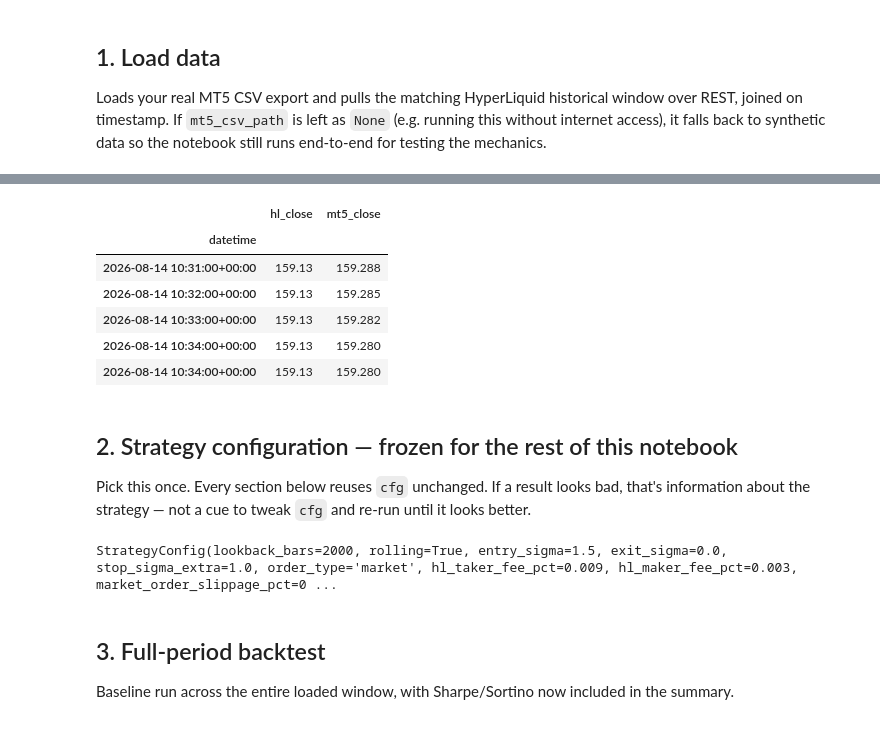
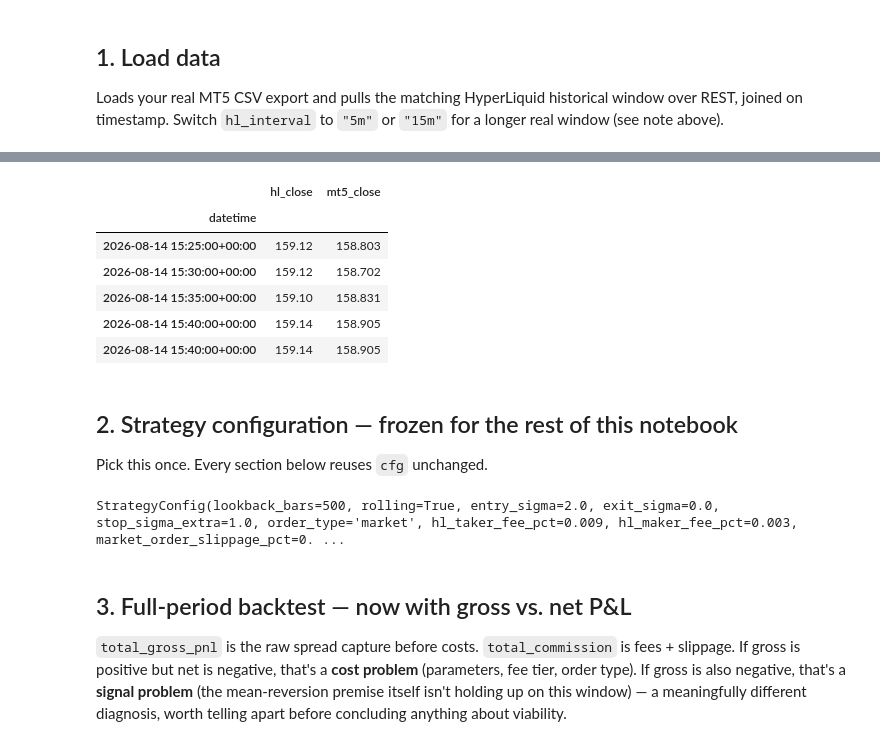
Before and after one commit to c-mk/tr, a Jupyter notebook: spread_backtest_analysis.ipynb, the cells around one changed output, grey strips where cells are left out. Drawn from its saved outputs; the diff is of its cells as text; code cells hidden in the pictures.

```diff
--- a/spread_backtest_analysis.ipynb
+++ b/spread_backtest_analysis.ipynb
@@ -33,15 +35,14 @@ plt.rcParams["figure.figsize"] = (12, 5)
 ## 1. Load data
 
 Loads your real MT5 CSV export and pulls the matching HyperLiquid historical
-window over REST, joined on timestamp. If `mt5_csv_path` is left as `None`
-(e.g. running this without internet access), it falls back to synthetic data
-so the notebook still runs end-to-end for testing the mechanics.
+window over REST, joined on timestamp. Switch `hl_interval` to `"5m"` or `"15m"`
+for a longer real window (see note above).
 # %%
 data = load_price_data(
-    mt5_csv_path="USDJPYM1.csv",   # your real export, same folder as this notebook
+    mt5_csv_path="USDJPYM5.csv",
     hl_coin="xyz:JPY",
-    hl_interval="1m",
-    mt5_tz=None,   # set your broker's server timezone if known, e.g. "Etc/GMT-3"
+    hl_interval="5m",   # try "5m" or "15m" for a longer real backtest window
+    mt5_tz=None,
 )
 
 print(f"{len(data):,} aligned bars")
@@ -53,37 +54,38 @@ data.tail()
 |  | hl_close | mt5_close |
 | datetime |  |  |
-| 2026-08-14 10:31:00+00:00 | 159.13 | 159.288 |
-| 2026-08-14 10:32:00+00:00 | 159.13 | 159.285 |
-| 2026-08-14 10:33:00+00:00 | 159.13 | 159.282 |
-| 2026-08-14 10:34:00+00:00 | 159.13 | 159.280 |
-| 2026-08-14 10:34:00+00:00 | 159.13 | 159.280 |
+| 2026-08-14 15:25:00+00:00 | 159.12 | 158.803 |
+| 2026-08-14 15:30:00+00:00 | 159.12 | 158.702 |
+| 2026-08-14 15:35:00+00:00 | 159.10 | 158.831 |
+| 2026-08-14 15:40:00+00:00 | 159.14 | 158.905 |
+| 2026-08-14 15:40:00+00:00 | 159.14 | 158.905 |
 # %% [markdown]
 ## 2. Strategy configuration — frozen for the rest of this notebook
 
-Pick this once. Every section below reuses `cfg` unchanged. If a result looks
-bad, that's information about the strategy — not a cue to tweak `cfg` and
-re-run until it looks better.
+Pick this once. Every section below reuses `cfg` unchanged.
 # %%
 cfg = StrategyConfig(
-    entry_sigma=1.5,
+    entry_sigma=2.0,
     exit_sigma=0.0,
     stop_sigma_extra=1.0,
     risk_pct_per_trade=0.01,
-    max_drawdown_pct=0.15,          # <-- picked from risk tolerance, not tuned against results
+    max_drawdown_pct=0.10,
     order_type="market",
-    rolling=True,                   # rolling mu/sigma is more realistic than one static window
-    lookback_bars=2000,             # ~1 trading day of 1-min bars
+    rolling=True,
+    lookback_bars=500,     # ~1 day of 1-min bars -- shrink this if using a short real data window
     starting_equity=10_000.0,
-
 )
 cfg
 # %% [output]
-StrategyConfig(lookback_bars=2000, rolling=True, entry_sigma=1.5, exit_sigma=0.0, stop_sigma_extra=1.0, order_type='market', hl_taker_fee_pct=0.009, hl_maker_fee_pct=0.003, market_order_slippage_pct=0 ...
+StrategyConfig(lookback_bars=500, rolling=True, entry_sigma=2.0, exit_sigma=0.0, stop_sigma_extra=1.0, order_type='market', hl_taker_fee_pct=0.009, hl_maker_fee_pct=0.003, market_order_slippage_pct=0. ...
-# %% [markdown]
-## 3. Full-period backtest
-
-Baseline run across the entire loaded window, with Sharpe/Sortino now included
-in the summary.
+# %% [markdown]
+## 3. Full-period backtest — now with gross vs. net P&L
+
+`total_gross_pnl` is the raw spread capture before costs. `total_commission` is
+fees + slippage. If gross is positive but net is negative, that's a **cost
+problem** (parameters, fee tier, order type). If gross is also negative, that's
+a **signal problem** (the mean-reversion premise itself isn't holding up on this
+window) — a meaningfully different diagnosis, worth telling apart before
+concluding anything about viability.
 # %%
 bt_full = SpreadBacktester(data, cfg)
 summary_full = bt_full.run()
```
Also changed, not shown: parts of 14 cells of this notebook, 3 other files.
